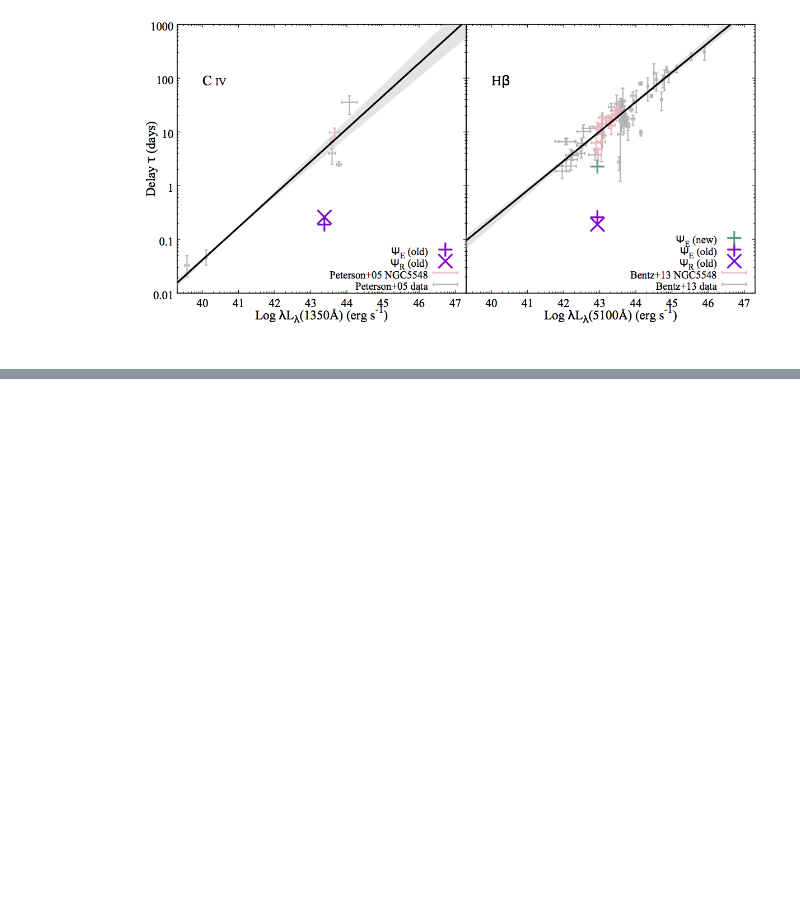
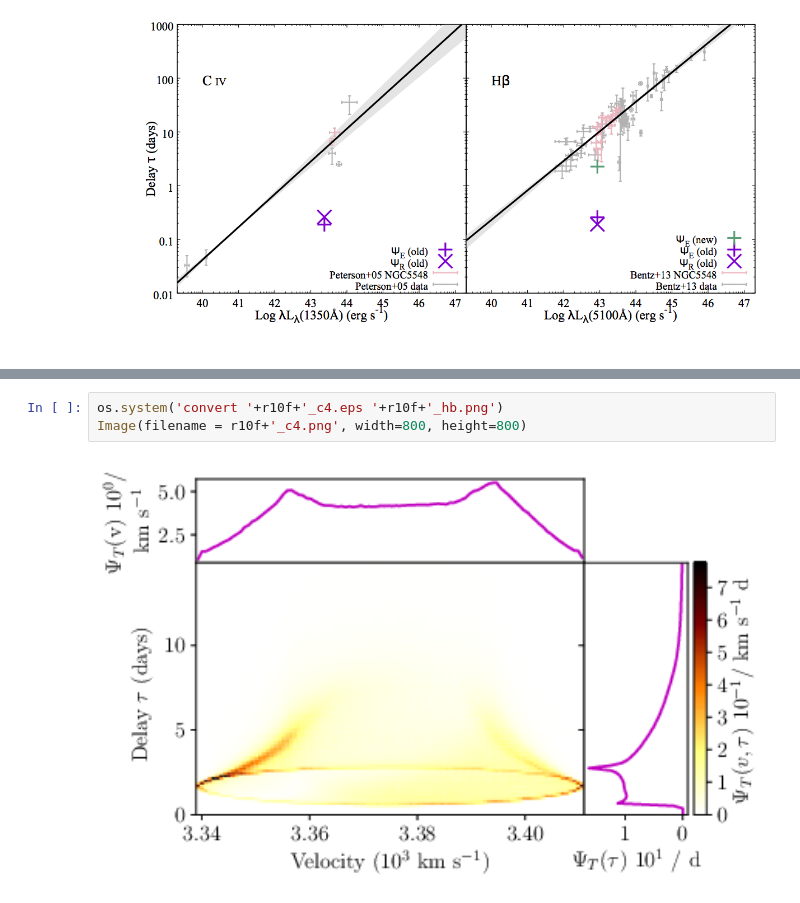
Before and after one commit to smangham/paper_cloudy, a Jupyter notebook: initial_analysis.ipynb, the cells around one changed output, grey strips where cells are left out. Drawn from its saved outputs; the diff is of its cells as text; blank space fills up the shorter version.

```diff
--- a/initial_analysis.ipynb
+++ b/initial_analysis.ipynb
@@ -183,0 +247,5 @@ This still looks like we're on the very low end of the range, but it's a dramati
+# %%
+os.system('convert '+r10f+'_c4.eps '+r10f+'_hb.png')
+Image(filename = r10f+'_c4.png', width=800, height=800)
+# %% [output]
+[figure, added]
```
Also changed, not shown: parts of 12 cells of this notebook, 7 other files.
